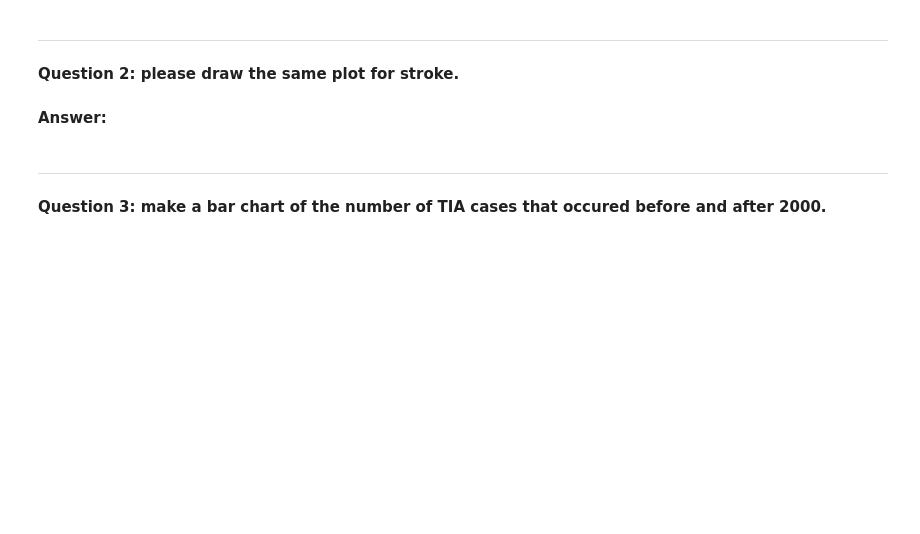
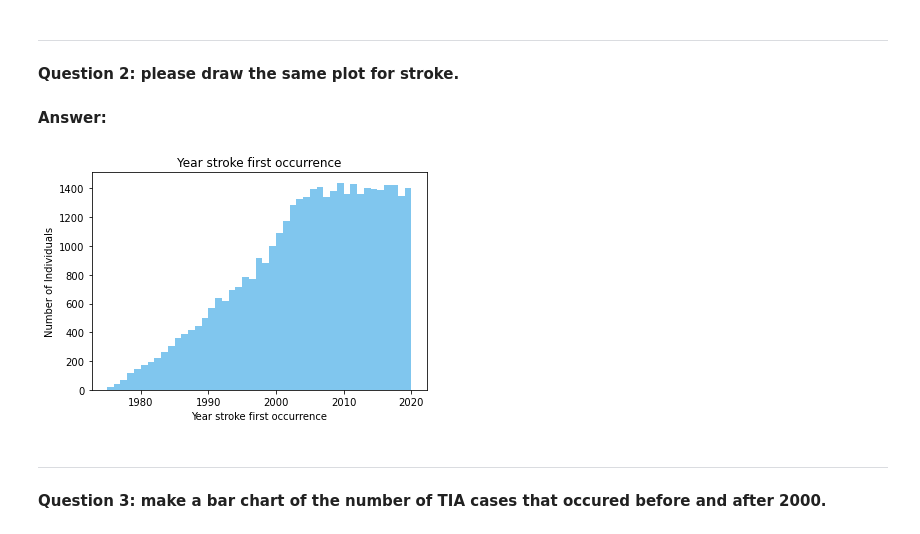
Before and after one commit to RuiDongDR/student_test_2025_spring, a Jupyter notebook: notebook/data_analysis_sos_GaomingyuFan.ipynb, the cells around one changed output. Saved outputs shown, nothing was run; the diff lists cells and outputs as text; code cells hidden in the pictures; blank space fills up the shorter version.

```diff
--- a/notebook/data_analysis_sos_GaomingyuFan.ipynb
+++ b/notebook/data_analysis_sos_GaomingyuFan.ipynb
@@ -171,6 +219,16 @@ plt.show()
 **Question 2: please draw the same plot for stroke.**
 # %% [markdown]
 **Answer:**
+# %%
+# Plot a histogram of Stroke year of first occurrence from individuals for whom it's not missing
+sns.histplot(toy_data['stroke_year_first_occurrence'].dropna(), kde=False, bins=range(int(toy_data['stroke_year_first_occurrence'].min()), int(toy_data['stroke_year_first_occurrence'].max()) + 2),
+            color='#56B4E9', linewidth=0)
+plt.title('Year stroke first occurrence')
+plt.xlabel('Year stroke first occurrence')
+plt.ylabel('Number of Individuals')
+plt.show()
+# %% [output]
+[figure, added]
 # %% [markdown]
 ***
 **Question 3: make a bar chart of the number of TIA cases that occured before and after 2000.**
```
Also changed, not shown: parts of 22 cells of this notebook, 2 other files.
